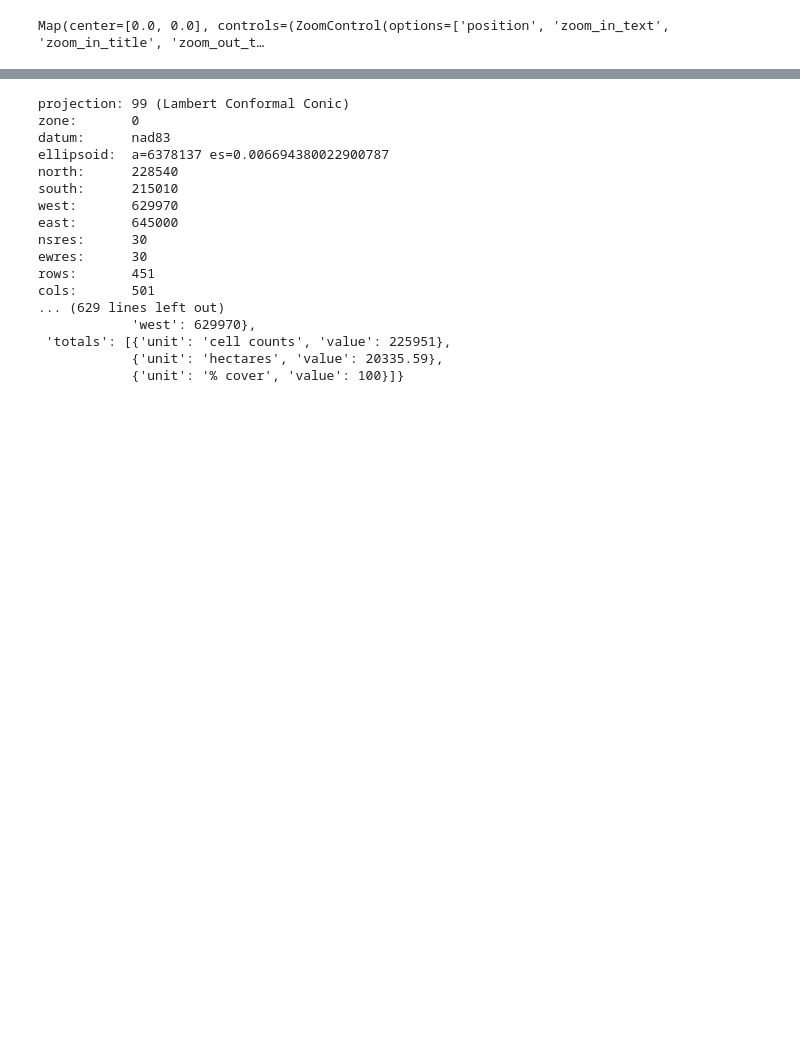
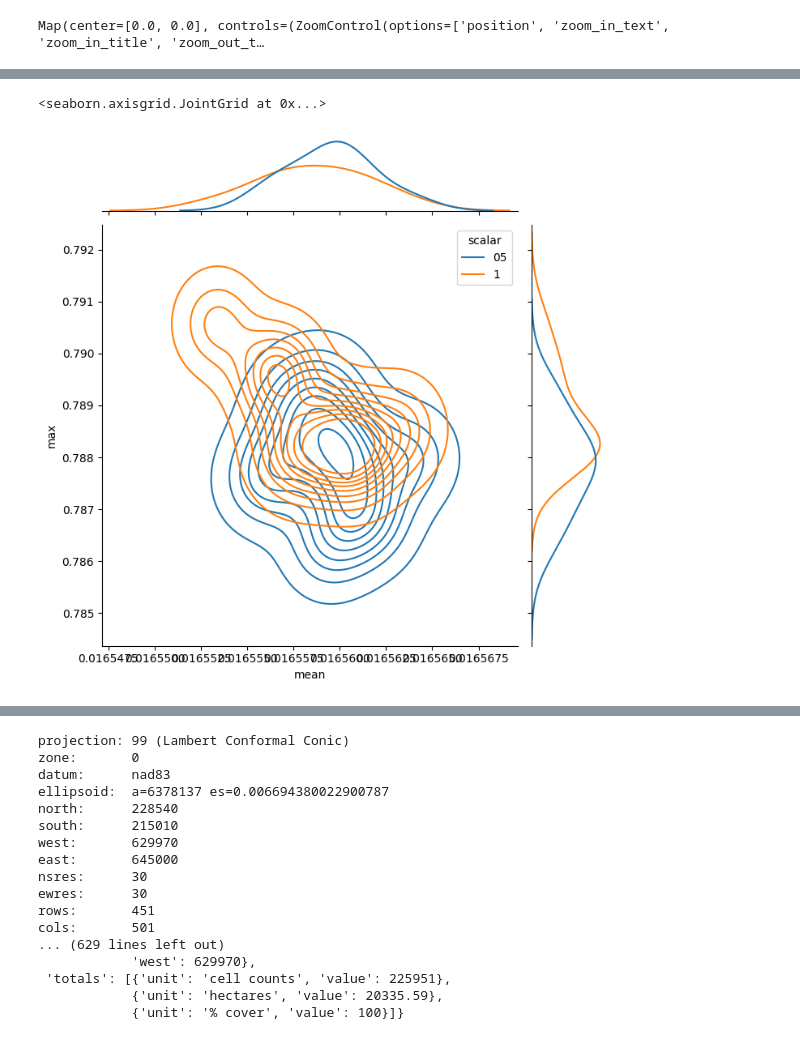
Before and after one commit to ncsu-geoforall-lab/NRCS_SIMWE, a Jupyter notebook: notebooks/interactive.ipynb, the cells around one changed output, grey strips where cells are left out. Drawn from its saved outputs; the diff is of its cells as text; code cells hidden in the pictures; blank space fills up the shorter version.

```diff
--- a/notebooks/interactive.ipynb
+++ b/notebooks/interactive.ipynb
@@ -82,0 +209,7 @@ gs.run_command('r.info', map='aspect')
+# %%
+filtered_df = depth_stats_df[(depth_stats_df["stat_type"] == "median") # &
+                            #  (depth_stats_df["resolution"] == "1")
+                            #  (depth_stats_df["scalar"] == "05")
+                            ]
+
+filtered_df.head()
@@ -82,0 +223,10 @@ gs.run_command('r.info', map='aspect')
+# %%
+sns.jointplot(x="mean", y="max", data=filtered_df,
+                  kind="kde",
+                  hue="scalar",
+                  # truncate=False,
+                #   xlim=(0, 60), ylim=(0, 12),
+                  color="m", height=7)
+# %% [output]
+<seaborn.axisgrid.JointGrid at 0x...>
+[figure, added]
```
Also changed, not shown: parts of 16 cells of this notebook, 3 other files.
